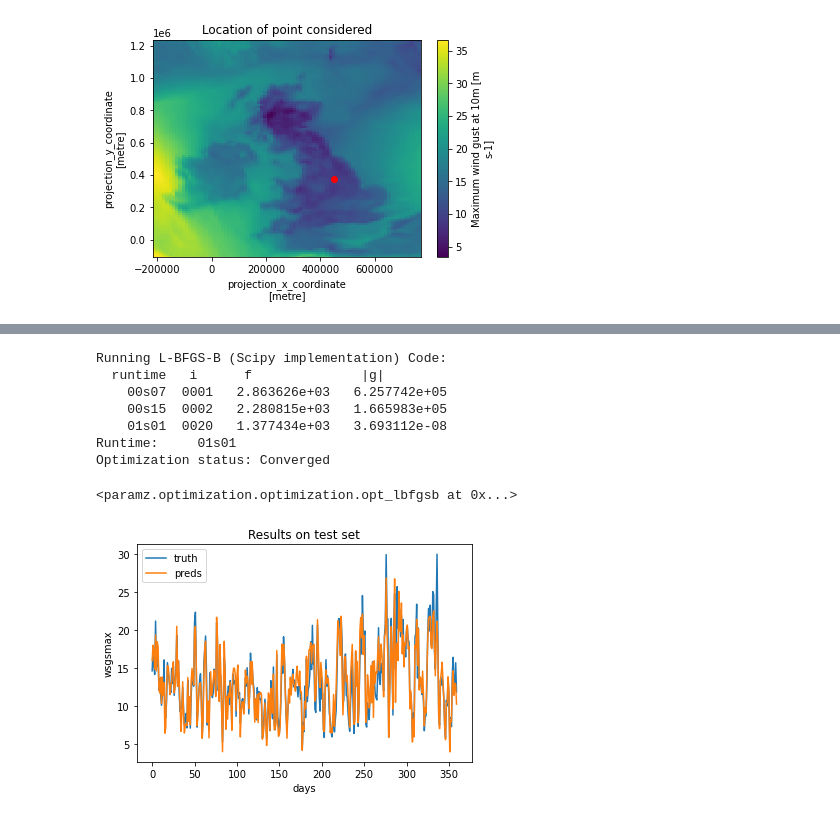
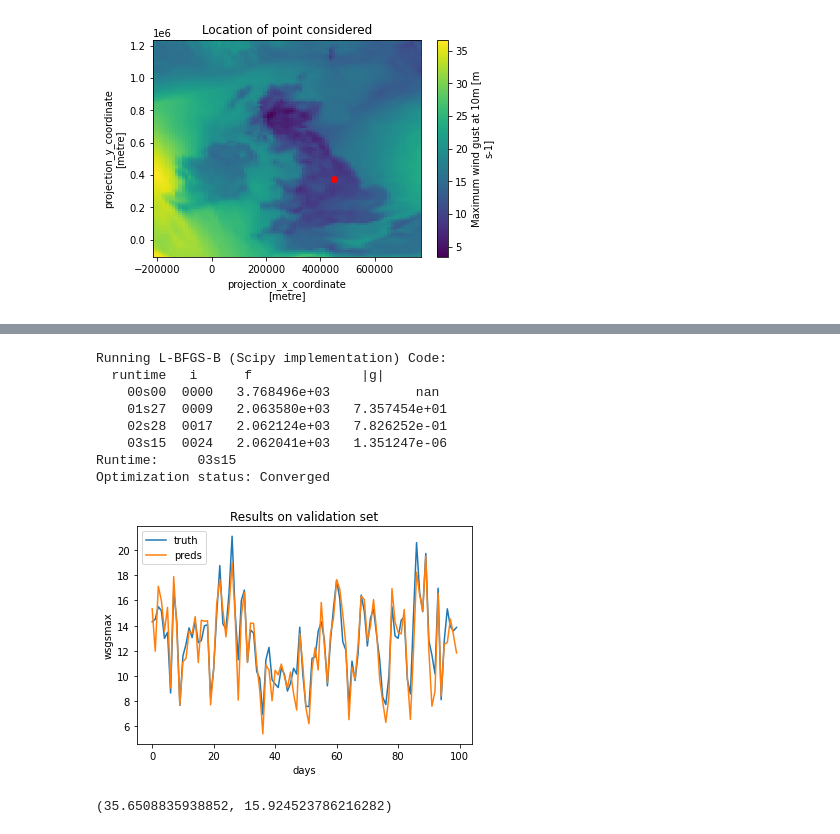
Before and after one commit to dantsai123/wind, a Jupyter notebook: single_point.ipynb, the cells around one changed output, grey strips where cells are left out. Cells and saved outputs as stored; diff of their text form; code cells hidden in the pictures.

```diff
--- a/single_point.ipynb
+++ b/single_point.ipynb
@@ -54,30 +76,54 @@ plt.show()
+# %%
+def mse(preds: ndarray, targets: ndarray) -> float:
+    return ((preds - targets) ** 2).mean().item()
+
+def evaluate(model: GPRegression, show=True):
+    # We consider MSE for all points, and MSE for "extreme" gusts
+    # The hope is that considering the "extreme" gusts will help us hit the peaks
+    extreme_gust_speed = 17
+    means, vars = model.predict(val_inputs)
+
+    all_mse = mse(means, val_wsgsmax)
+
+    extreme_indices = val_wsgsmax > 17
+    extreme_mse = mse(means[extreme_indices], val_wsgsmax[extreme_indices])
+    plot_eval(model, show=show)
+    return all_mse, extreme_mse
+
+def plot_eval(model: GPRegression, n=100, show=True):
+    short_test = test_inputs[0:n]
+    short_targets = test_wsgsmax[0:n]
+    plt.plot(range(short_test.shape[0]), short_targets, label="truth")
+    preds = model.predict(short_test)
+    plt.plot(range(short_test.shape[0]), preds[0].reshape(-1), label="preds")
+    plt.xlabel("days")
+    plt.ylabel("wsgsmax")
+    plt.title("Results on validation set")
+    plt.legend()
+    if show:
+        plt.show()
 # %%
+# Very first attempt
 kernels = [
     GPy.kern.Linear(input_dim=1, active_dims=[0]),
     GPy.kern.RBF(input_dim=1, active_dims=[1]),
     GPy.kern.RBF(input_dim=1, active_dims=[2]),
     GPy.kern.Linear(input_dim=1, active_dims=[3]),
 ]
-kernel = kernels[0] * kernels[1] * kernels[2] * kernels[3]
-m = GPy.models.GPRegression(inputs, wsgsmax.reshape(-1, 1), kernel)
-m.optimize(messages=True)
+kernel = kernels[0]
+for k in kernels[1:]:
+    kernel = kernel * k
+model = GPRegression(train_inputs, train_wsgsmax.reshape(-1, 1), kernel)
+model.optimize(messages=True)
+evaluate(model)
 # %% [output]
 Running L-BFGS-B (Scipy implementation) Code:
   runtime   i      f              |g|
-    00s07  0001   2.863626e+03   6.257742e+05
-    00s15  0002   2.280815e+03   1.665983e+05
-    01s01  0020   1.377434e+03   3.693112e-08
-Runtime:     01s01
+    00s00  0000   3.768496e+03           nan
+    01s27  0009   2.063580e+03   7.357454e+01
+    02s28  0017   2.062124e+03   7.826252e-01
+    03s15  0024   2.062041e+03   1.351247e-06
+Runtime:     03s15
 Optimization status: Converged
+[figure, added]
-<paramz.optimization.optimization.opt_lbfgsb at 0x...>
+(35.6508835938852, 15.924523786216282)
-# %%
-plt.plot(range(test_wsgsmax.shape[0]), test_wsgsmax, label="truth")
-preds = m.predict(test_inputs)
-plt.plot(range(test_wsgsmax.shape[0]), preds[0].reshape(-1), label="preds")
-plt.xlabel("days")
-plt.ylabel("wsgsmax")
-plt.title("Results on test set")
-plt.legend()
-plt.show()
-# %% [output]
-[figure, removed]
```
Also changed, not shown: parts of 9 cells of this notebook.
